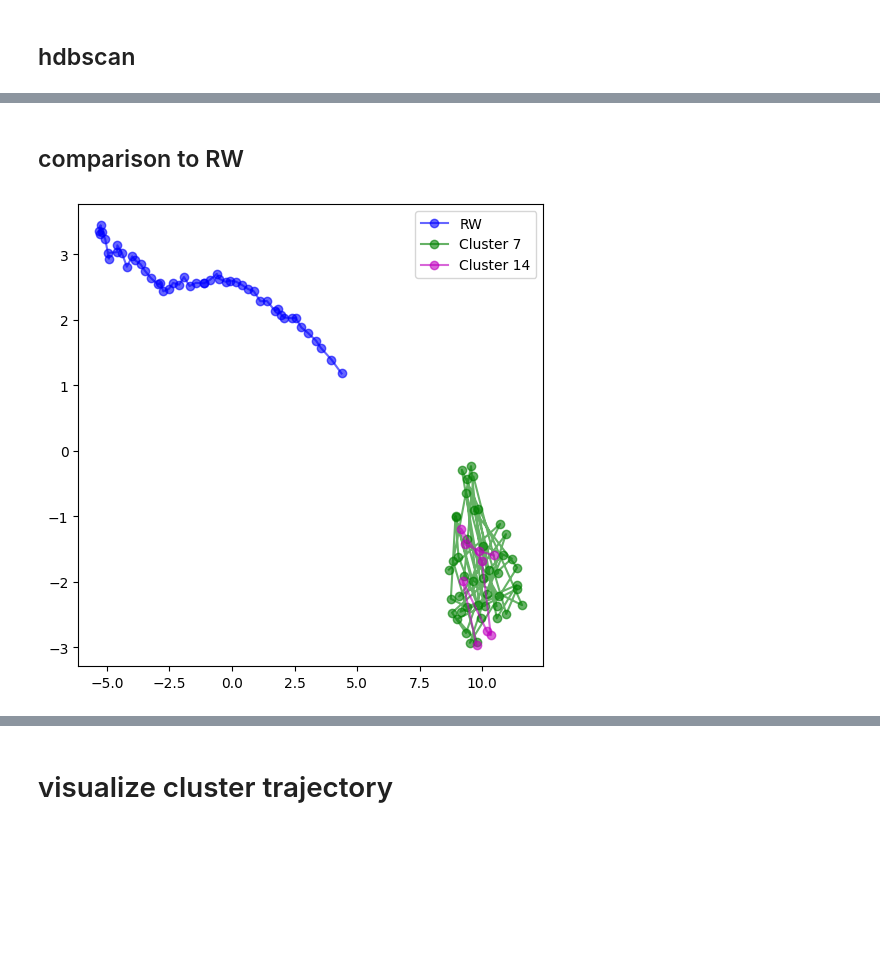
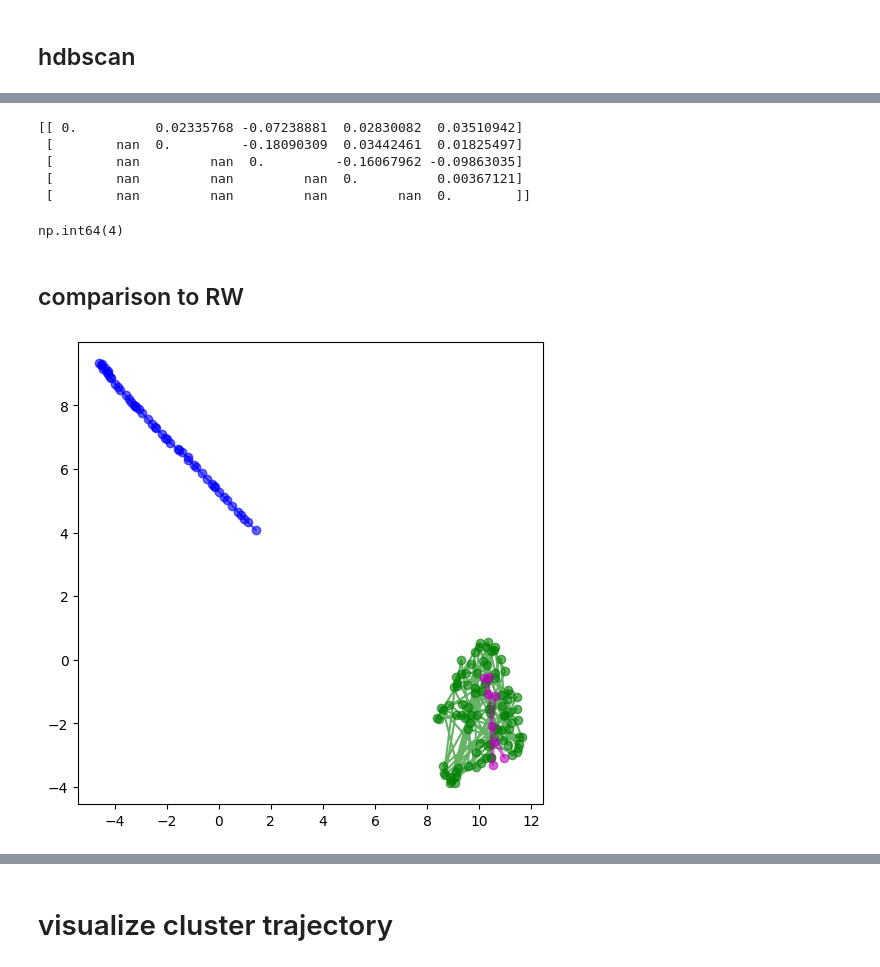
Before and after one commit to stmorse/dtm, a Jupyter notebook: notebooks/sandbox.ipynb, the cells around one changed output, grey strips where cells are left out. Saved outputs shown, nothing was run; the diff lists cells and outputs as text; code cells hidden in the pictures; blank space fills up the shorter version.

```diff
--- a/notebooks/sandbox.ipynb
+++ b/notebooks/sandbox.ipynb
@@ -18,8 +18,8 @@ from scipy.spatial.distance import pdist, squareform
 # %%
 base_path = '/sciclone/geograd/stmorse/reddit/mbkm_50'
 # %%
-start_year = 2008
-end_year = 2011
+start_year = 2007
+end_year = 2014
 start_month = 1
 end_month = 12
 
@@ -273,5 +272,5 @@ plt.show()
 # %%
-coi = 14
+coi = 169
 
 idx = np.where(hdbs.labels_ == coi)[0]
 for x in idx:
@@ -295,3 +401,15 @@ for x in idx:
+# %%
+print(change[0,:5,:5])
+# %% [output]
+[[ 0.          0.02335768 -0.07238881  0.02830082  0.03510942]
+ [        nan  0.         -0.18090309  0.03442461  0.01825497]
+ [        nan         nan  0.         -0.16067962 -0.09863035]
+ [        nan         nan         nan  0.          0.00367121]
+ [        nan         nan         nan         nan  0.        ]]
+# %%
+labels_trim[2]
+# %% [output]
+np.int64(4)
 # %% [markdown]
 ## comparison to RW
 # %%
@@ -304,7 +422,7 @@ np.random.seed(314)
 d = 384     # dimension
 s = 1       # stdev
 n = 50      # num steps (time periods)
-cois = [7, 14]
+cois = [3, 14]
 
 # generate RW
 steps = np.random.normal(loc=0, scale=s, size=(n, d))
@@ -319,32 +437,32 @@ for coi in cois:
 
     # standardize
     Cm  = C[idx]
     Cm -= np.mean(Cm, axis=0)
     csd = np.std(Cm, axis=0)
     csd[csd == 0] = 1e-8   # gracefully handle any dims that are exact
     Cm /= csd
 
     clusters.append(Cm)
 clusters = np.vstack(clusters)
 
 # put in one matrix
 data = np.vstack((
     walk, clusters
 ))
 
 # dim reduce
 data2d = umap.UMAP().fit_transform(data)
 
 # plot
 fig, ax = plt.subplots(1,1, figsize=(6,6))
 ax.plot(data2d[:n,0], data2d[:n,1],
         color='b', linestyle='-', marker='o', alpha=0.6, label='RW')
 ax.plot(data2d[n:(n+lengths[0]),0], data2d[n:(n+lengths[0]),1],
         color='g', linestyle='-', marker='o', alpha=0.6, label=f'Cluster {cois[0]}')
 ax.plot(data2d[(n+lengths[0]):,0], data2d[(n+lengths[0]):,1],
         color='m', linestyle='-', marker='o', alpha=0.6, label=f'Cluster {cois[1]}')
 
-ax.legend()
+# ax.legend()
 plt.show()
 # %% [output]
-[figure, old version]
+[figure, new version]
```
Also changed, not shown: parts of 11 cells of this notebook, 2 other files.
